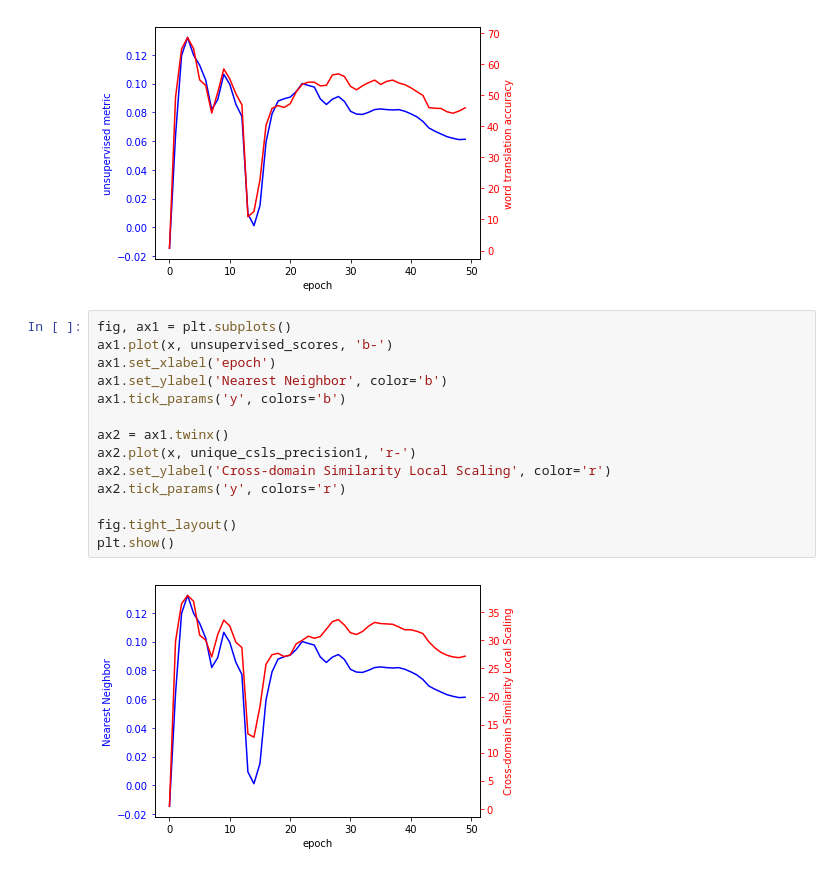
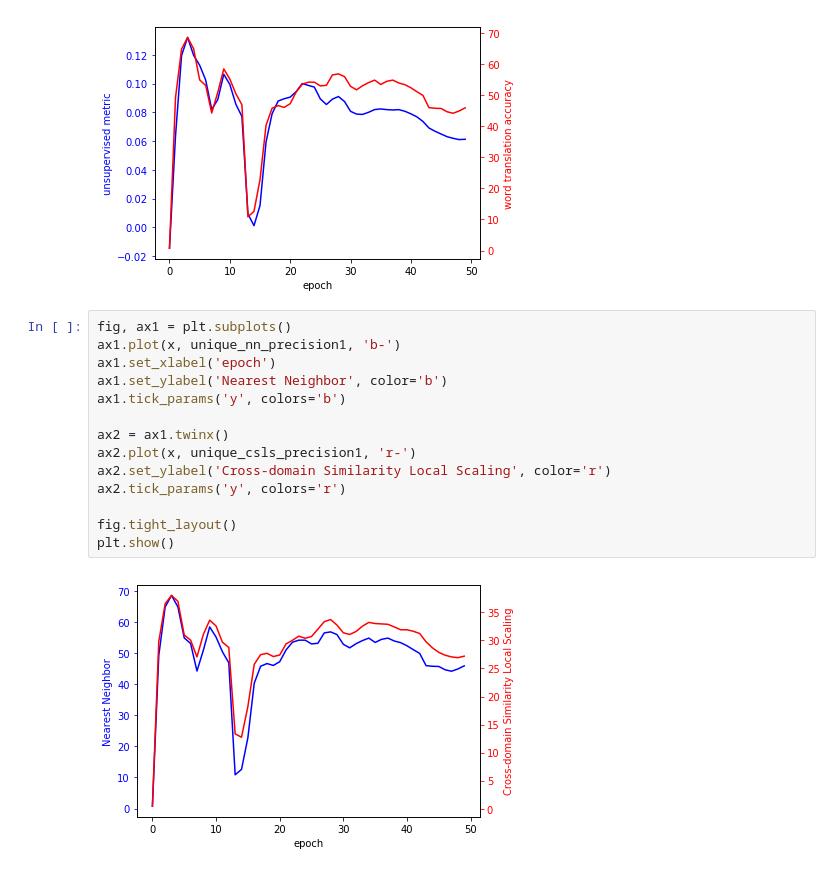
Before and after one commit to CoolZiyang/UWT, a Jupyter notebook: statistics.ipynb, the cells around one changed output. Drawn from its saved outputs; the diff is of its cells as text.

```diff
--- a/statistics.ipynb
+++ b/statistics.ipynb
@@ -37,17 +37,17 @@ plt.show()
 [figure]
 # %%
 fig, ax1 = plt.subplots()
-ax1.plot(x, unsupervised_scores, 'b-')
+ax1.plot(x, unique_nn_precision1, 'b-')
 ax1.set_xlabel('epoch')
 ax1.set_ylabel('Nearest Neighbor', color='b')
 ax1.tick_params('y', colors='b')
 
 ax2 = ax1.twinx()
 ax2.plot(x, unique_csls_precision1, 'r-')
 ax2.set_ylabel('Cross-domain Similarity Local Scaling', color='r')
 ax2.tick_params('y', colors='r')
 
 fig.tight_layout()
 plt.show()
 # %% [output]
-[figure, old version]
+[figure, new version]
```
